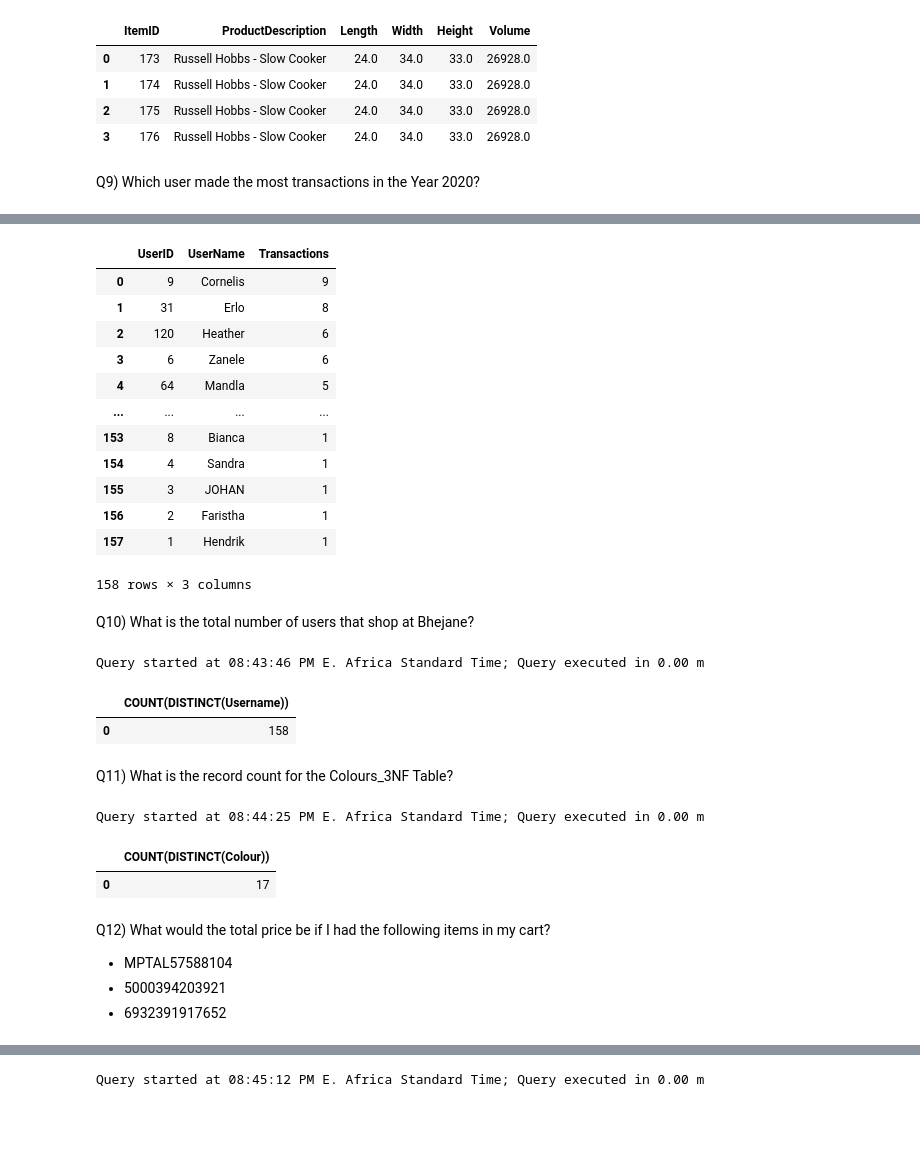
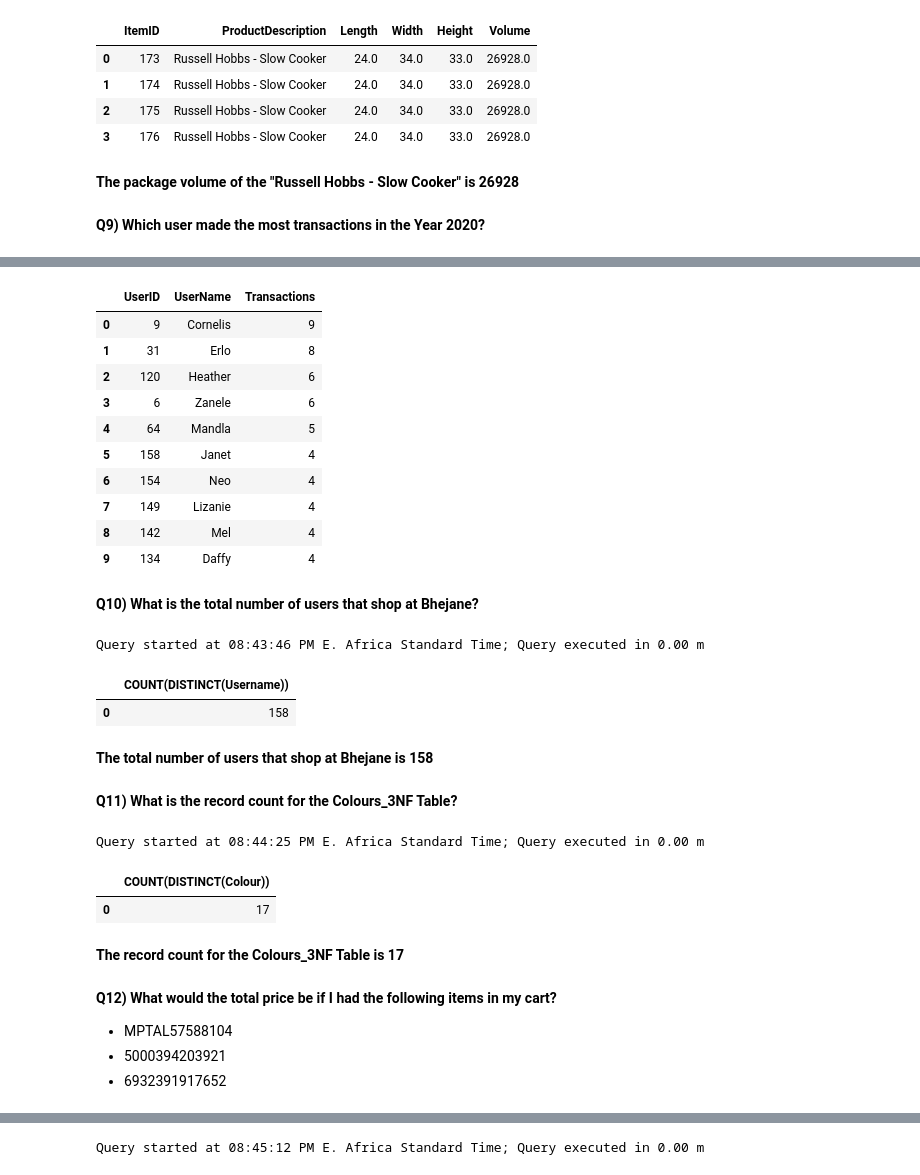
Before and after one commit to mainamwangi49/Bhejane-Trading-Database-Normalization, a Jupyter notebook: SQL_Normalization.ipynb, the cells around one changed output, grey strips where cells are left out. Saved outputs shown, nothing was run; the diff lists cells and outputs as text; code cells hidden in the pictures; blank space fills up the shorter version.

```diff
--- a/SQL_Normalization.ipynb
+++ b/SQL_Normalization.ipynb
@@ -934,8 +918,10 @@ Query started at 08:40:14 PM E. Africa Standard Time; Query executed in 0.00 m
 | 1 | 174 | Russell Hobbs - Slow Cooker | 24.0 | 34.0 | 33.0 | 26928.0 |
 | 2 | 175 | Russell Hobbs - Slow Cooker | 24.0 | 34.0 | 33.0 | 26928.0 |
 | 3 | 176 | Russell Hobbs - Slow Cooker | 24.0 | 34.0 | 33.0 | 26928.0 |
+# %% [markdown]
+**The package volume of the "Russell Hobbs - Slow Cooker" is 26928**
 # %% [markdown]
-Q9) Which user made the most transactions in the Year 2020?
+**Q9) Which user made the most transactions in the Year 2020?**
 # %%
 %%read_sql
 -- Write your query here:
@@ -948,4 +934,5 @@ ON Transactions_3NF.UserID = Users_3NF.UserID
 WHERE Carts_3NF.InvoiceDate BETWEEN '2020-01-01 0:00:00' AND '2020-12-31 23:59:59'
 GROUP BY Transactions_3NF.UserID
 ORDER BY Transactions DESC
+LIMIT 10
 # %% [output]
@@ -953,18 +940,16 @@ Query started at 08:41:26 PM E. Africa Standard Time; Query executed in 0.00 m
 |  | UserID | UserName | Transactions |
 | 0 | 9 | Cornelis | 9 |
 | 1 | 31 | Erlo | 8 |
 | 2 | 120 | Heather | 6 |
 | 3 | 6 | Zanele | 6 |
 | 4 | 64 | Mandla | 5 |
-| ... | ... | ... | ... |
-| 153 | 8 | Bianca | 1 |
-| 154 | 4 | Sandra | 1 |
-| 155 | 3 | JOHAN | 1 |
-| 156 | 2 | Faristha | 1 |
-| 157 | 1 | Hendrik | 1 |
+| 5 | 158 | Janet | 4 |
+| 6 | 154 | Neo | 4 |
+| 7 | 149 | Lizanie | 4 |
+| 8 | 142 | Mel | 4 |
+| 9 | 134 | Daffy | 4 |
-158 rows × 3 columns
 # %% [markdown]
-Q10) What is the total number of users that shop at Bhejane?
+**Q10) What is the total number of users that shop at Bhejane?**
 # %%
 %%read_sql
 -- Write your query here:
@@ -974,8 +959,10 @@ FROM Users_3NF
 Query started at 08:43:46 PM E. Africa Standard Time; Query executed in 0.00 m
 |  | COUNT(DISTINCT(Username)) |
 | 0 | 158 |
+# %% [markdown]
+**The total number of users that shop at Bhejane is 158**
 # %% [markdown]
-Q11) What is the record count for the Colours_3NF Table?
+**Q11) What is the record count for the Colours_3NF Table?**
 # %%
 %%read_sql
 -- Write your query here:
@@ -985,8 +972,10 @@ FROM Colours_3NF
 Query started at 08:44:25 PM E. Africa Standard Time; Query executed in 0.00 m
 |  | COUNT(DISTINCT(Colour)) |
 | 0 | 17 |
+# %% [markdown]
+**The record count for the Colours_3NF Table is 17**
 # %% [markdown]
-Q12) What would the total price be if I had the following items in my cart?
+**Q12) What would the total price be if I had the following items in my cart?**
 * MPTAL57588104
 * 5000394203921
 * 6932391917652
```
Also changed, not shown: parts of 65 cells of this notebook.
